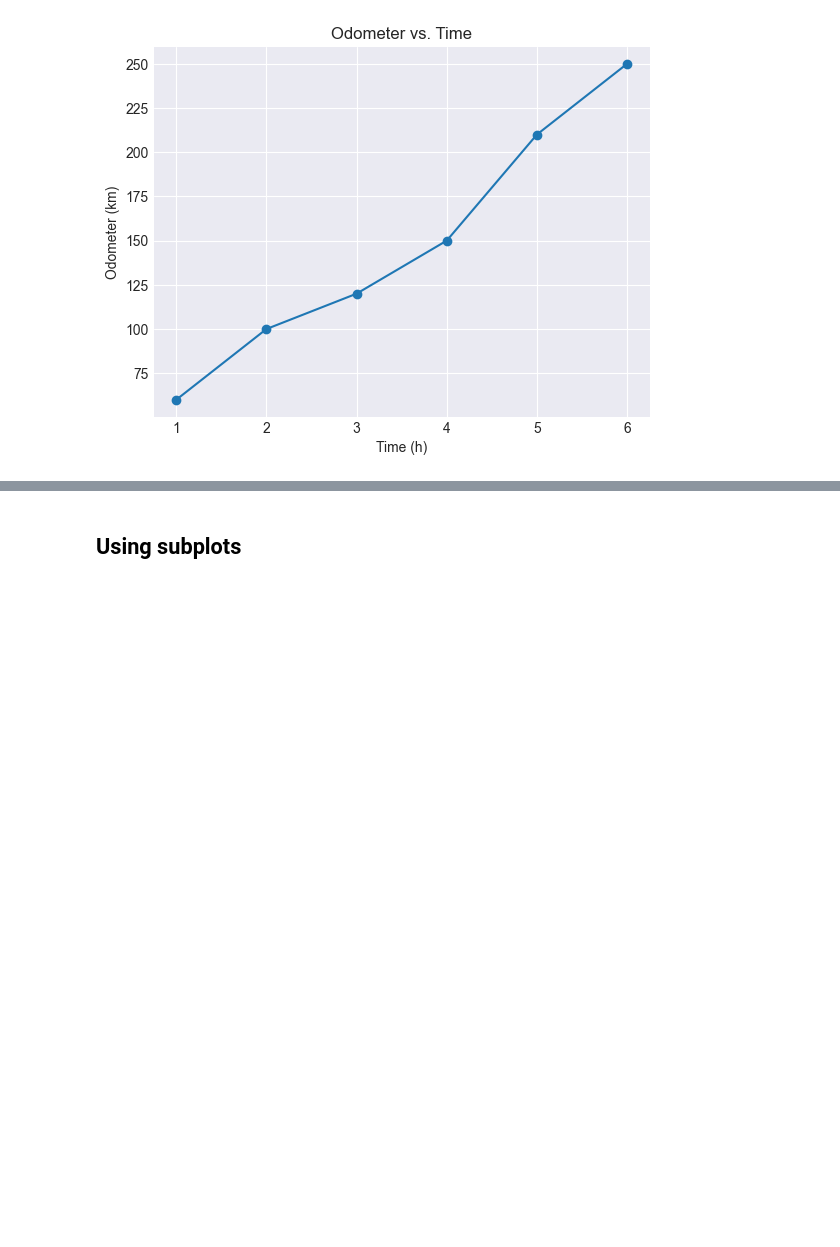
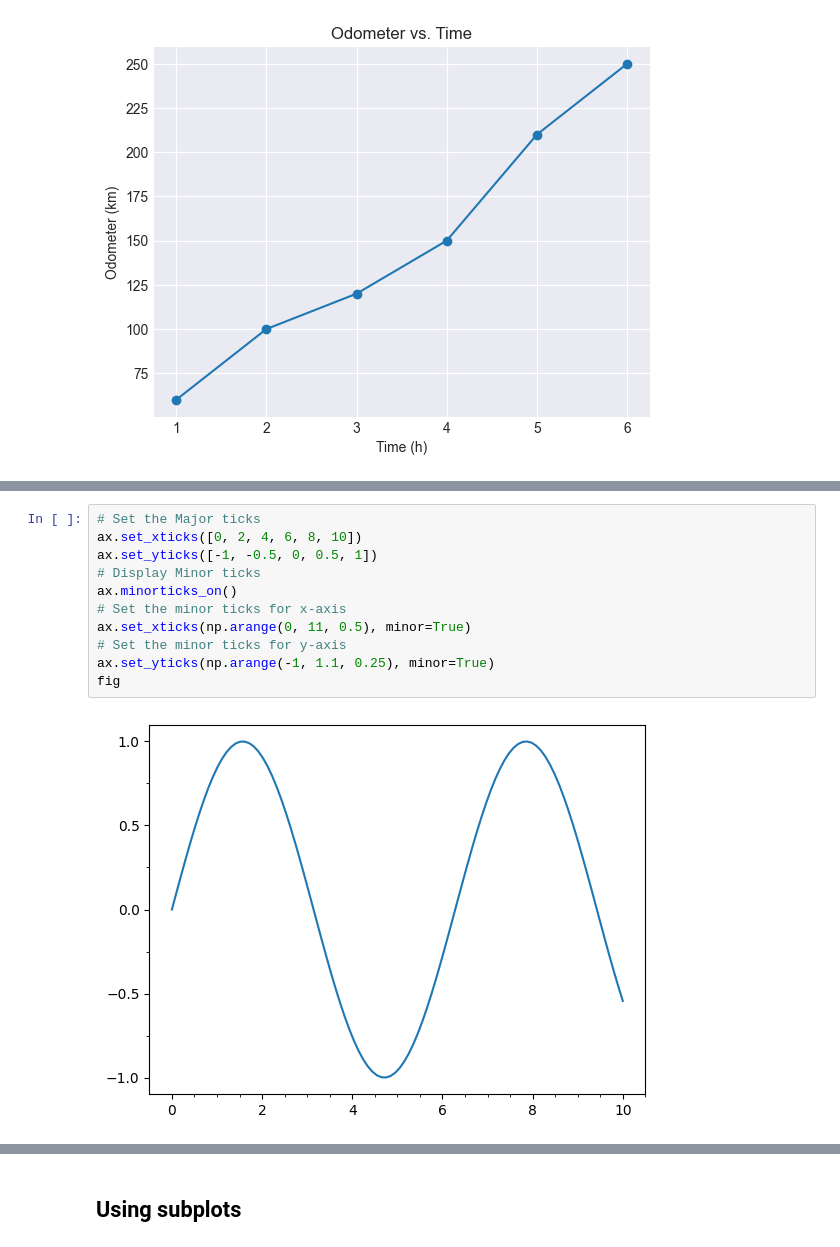
Before and after one commit to jarix/Python_Snippets, a Jupyter notebook: matplotlib_101.ipynb, the cells around one changed output, grey strips where cells are left out. Saved outputs shown, nothing was run; the diff lists cells and outputs as text; blank space fills up the shorter version.

```diff
--- a/matplotlib_101.ipynb
+++ b/matplotlib_101.ipynb
@@ -61,0 +82,13 @@ plt.show()
+# %%
+# Set the Major ticks
+ax.set_xticks([0, 2, 4, 6, 8, 10])
+ax.set_yticks([-1, -0.5, 0, 0.5, 1])
+# Display Minor ticks
+ax.minorticks_on()
+# Set the minor ticks for x-axis
+ax.set_xticks(np.arange(0, 11, 0.5), minor=True)
+# Set the minor ticks for y-axis
+ax.set_yticks(np.arange(-1, 1.1, 0.25), minor=True)
+fig
+# %% [output]
+[figure, added]
```
Also changed, not shown: parts of 6 cells of this notebook, 2 other files.
